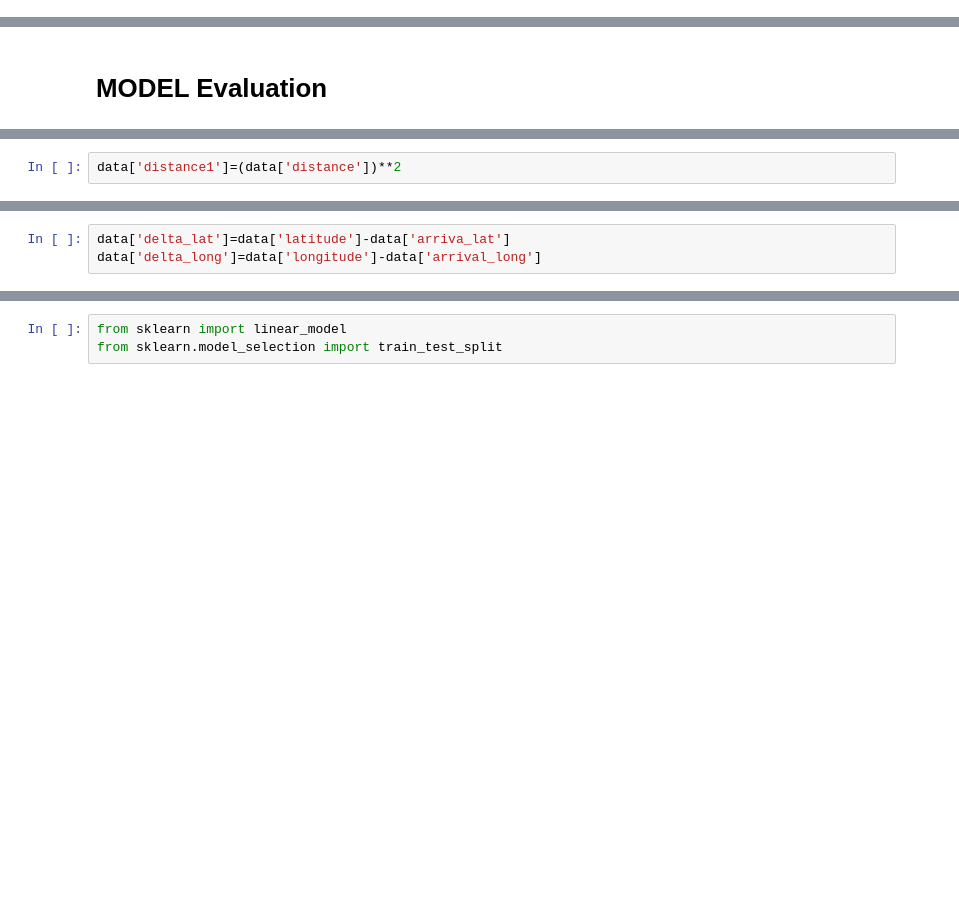
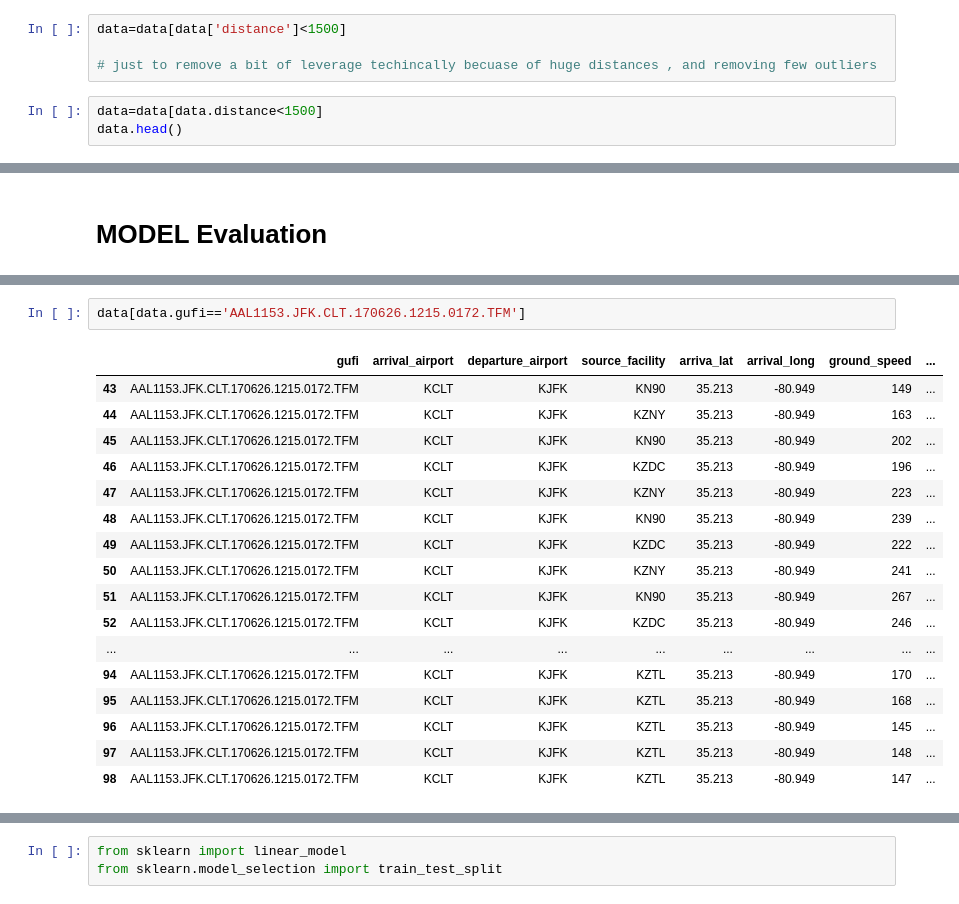
Before and after one commit to lk4ml/air_prediction, a Jupyter notebook: Air Prediction.ipynb, the cells around one changed output, grey strips where cells are left out. Drawn from its saved outputs; the diff is of its cells as text; blank space fills up the shorter version.

```diff
--- a/Air Prediction.ipynb
+++ b/Air Prediction.ipynb
@@ -168,0 +167,7 @@ Y=data.ix[:,'time_to_land']
+# %%
+data=data[data['distance']<1500]
+
+# just to remove a bit of leverage techincally becuase of huge distances , and removing few outliers
+# %%
+data=data[data.distance<1500]
+data.head()
@@ -215,2 +239,0 @@ Mean absolute error for Test : 6.78102281363
-# %%
-data['distance1']=(data['distance'])**2
@@ -223,3 +239,0 @@ Index(['arriva_lat', 'arrival_long', 'ground_speed', 'assigned_altitude',
-# %%
-data['delta_lat']=data['latitude']-data['arriva_lat']
-data['delta_long']=data['longitude']-data['arrival_long']
@@ -310,0 +279,20 @@ data_close
+# %%
+data[data.gufi=='AAL1153.JFK.CLT.170626.1215.0172.TFM']
+# %% [output]
+|  | gufi | arrival_airport | departure_airport | source_facility | arriva_lat | arrival_long | ground_speed | ... |
+| 43 | AAL1153.JFK.CLT.170626.1215.0172.TFM | KCLT | KJFK | KN90 | 35.213 | -80.949 | 149 | ... |
+| 44 | AAL1153.JFK.CLT.170626.1215.0172.TFM | KCLT | KJFK | KZNY | 35.213 | -80.949 | 163 | ... |
+| 45 | AAL1153.JFK.CLT.170626.1215.0172.TFM | KCLT | KJFK | KN90 | 35.213 | -80.949 | 202 | ... |
+| 46 | AAL1153.JFK.CLT.170626.1215.0172.TFM | KCLT | KJFK | KZDC | 35.213 | -80.949 | 196 | ... |
+| 47 | AAL1153.JFK.CLT.170626.1215.0172.TFM | KCLT | KJFK | KZNY | 35.213 | -80.949 | 223 | ... |
+| 48 | AAL1153.JFK.CLT.170626.1215.0172.TFM | KCLT | KJFK | KN90 | 35.213 | -80.949 | 239 | ... |
+| 49 | AAL1153.JFK.CLT.170626.1215.0172.TFM | KCLT | KJFK | KZDC | 35.213 | -80.949 | 222 | ... |
+| 50 | AAL1153.JFK.CLT.170626.1215.0172.TFM | KCLT | KJFK | KZNY | 35.213 | -80.949 | 241 | ... |
+| 51 | AAL1153.JFK.CLT.170626.1215.0172.TFM | KCLT | KJFK | KN90 | 35.213 | -80.949 | 267 | ... |
+| 52 | AAL1153.JFK.CLT.170626.1215.0172.TFM | KCLT | KJFK | KZDC | 35.213 | -80.949 | 246 | ... |
+| ... | ... | ... | ... | ... | ... | ... | ... | ... |
+| 94 | AAL1153.JFK.CLT.170626.1215.0172.TFM | KCLT | KJFK | KZTL | 35.213 | -80.949 | 170 | ... |
+| 95 | AAL1153.JFK.CLT.170626.1215.0172.TFM | KCLT | KJFK | KZTL | 35.213 | -80.949 | 168 | ... |
+| 96 | AAL1153.JFK.CLT.170626.1215.0172.TFM | KCLT | KJFK | KZTL | 35.213 | -80.949 | 145 | ... |
+| 97 | AAL1153.JFK.CLT.170626.1215.0172.TFM | KCLT | KJFK | KZTL | 35.213 | -80.949 | 148 | ... |
+| 98 | AAL1153.JFK.CLT.170626.1215.0172.TFM | KCLT | KJFK | KZTL | 35.213 | -80.949 | 147 | ... |
```
Also changed, not shown: parts of 65 cells of this notebook.
